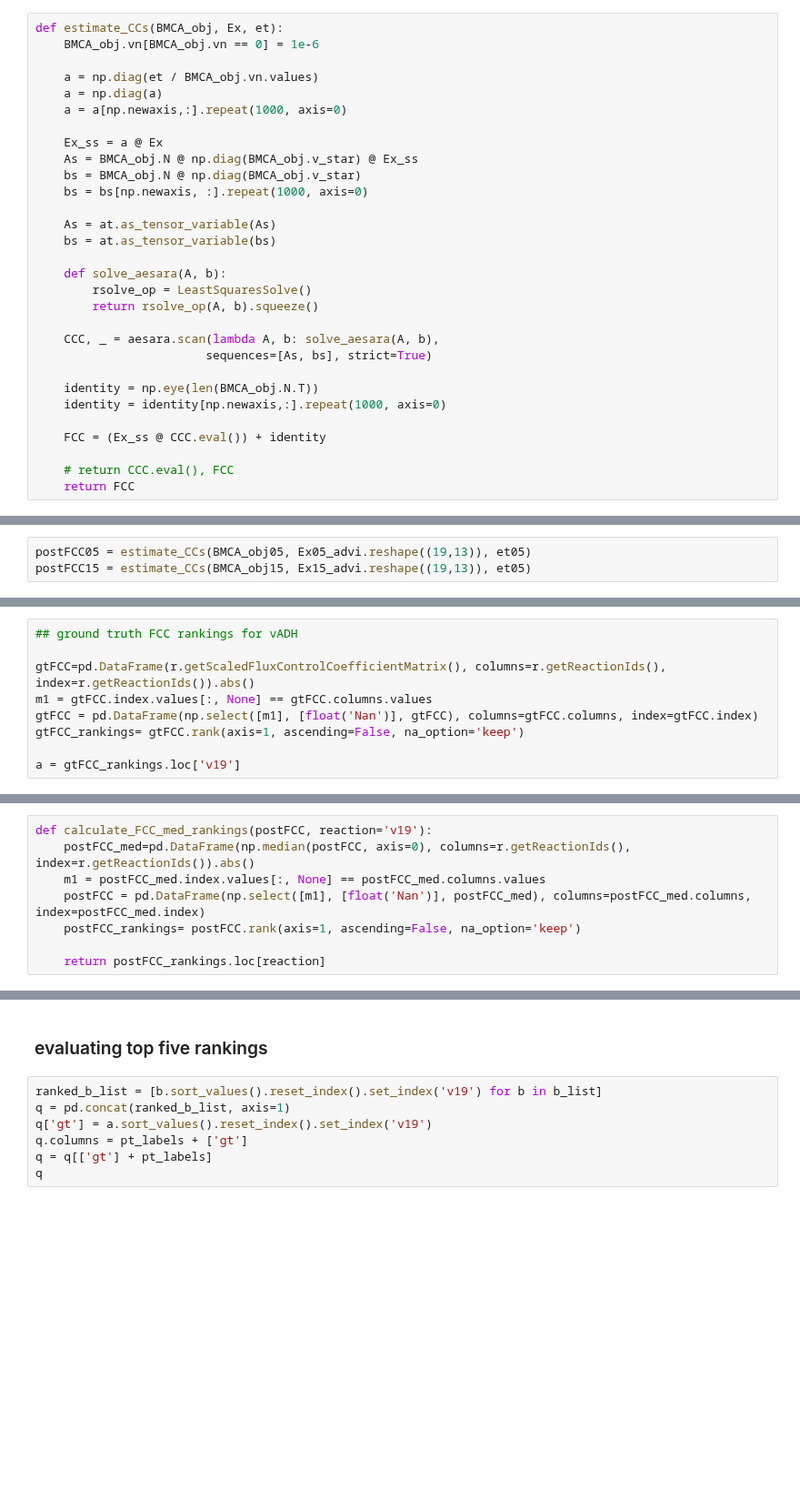
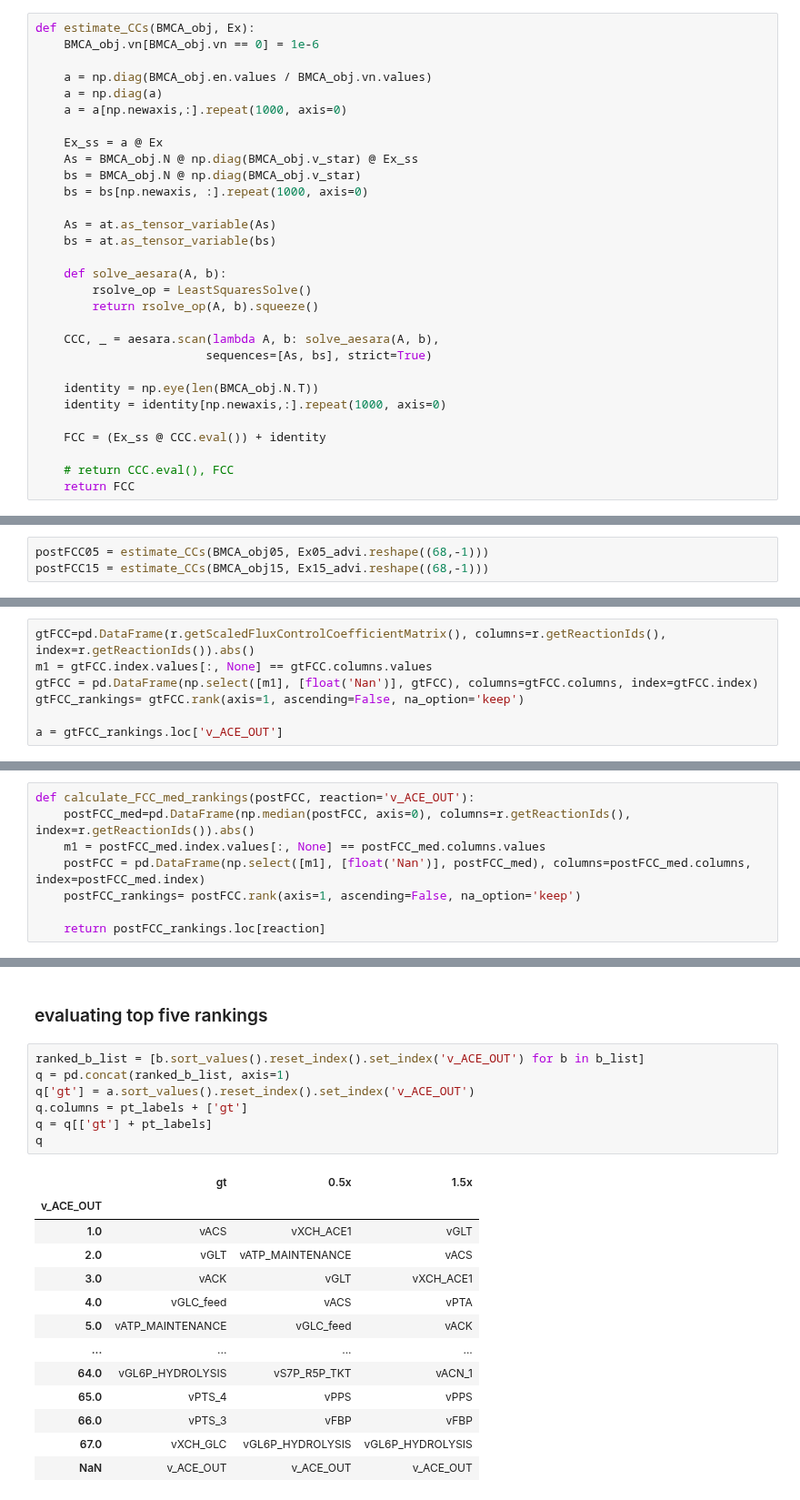
Before and after one commit to sys-bio/BMCA-pipeline, a Jupyter notebook: notebooks/topologyC/topologyC-allData.ipynb, the cells around one changed output, grey strips where cells are left out. Shown at 91% size. Saved outputs shown, nothing was run; the diff lists cells and outputs as text; blank space fills up the shorter version.

```diff
--- a/notebooks/topologyC/topologyC-allData.ipynb
+++ b/notebooks/topologyC/topologyC-allData.ipynb
@@ -297,10 +288,10 @@ dtype: float64
 # %%
 gtFCC = pd.DataFrame(r.getScaledFluxControlCoefficientMatrix(), index=r.getReactionIds(), columns=r.getReactionIds())
 # %%
-def estimate_CCs(BMCA_obj, Ex, et):
+def estimate_CCs(BMCA_obj, Ex):
     BMCA_obj.vn[BMCA_obj.vn == 0] = 1e-6
 
-    a = np.diag(et / BMCA_obj.vn.values)
+    a = np.diag(BMCA_obj.en.values / BMCA_obj.vn.values)
     a = np.diag(a)
     a = a[np.newaxis,:].repeat(1000, axis=0)
 
@@ -329,5 +320,5 @@ def estimate_CCs(BMCA_obj, Ex, et):
 # %% [markdown]
 ## Negative predictions
 # %%
-postFCC05 = estimate_CCs(BMCA_obj05, Ex05_advi.reshape((19,13)), et05)
-postFCC15 = estimate_CCs(BMCA_obj15, Ex15_advi.reshape((19,13)), et05)
+postFCC05 = estimate_CCs(BMCA_obj05, Ex05_advi.reshape((68,-1)))
+postFCC15 = estimate_CCs(BMCA_obj15, Ex15_advi.reshape((68,-1)))
@@ -392,18 +390,16 @@ plt.close("all")
 # %% [markdown]
 ## Evaluating FCC ranking
 # %%
-## ground truth FCC rankings for vADH
-
 gtFCC=pd.DataFrame(r.getScaledFluxControlCoefficientMatrix(), columns=r.getReactionIds(), index=r.getReactionIds()).abs()
 m1 = gtFCC.index.values[:, None] == gtFCC.columns.values
 gtFCC = pd.DataFrame(np.select([m1], [float('Nan')], gtFCC), columns=gtFCC.columns, index=gtFCC.index)
 gtFCC_rankings= gtFCC.rank(axis=1, ascending=False, na_option='keep')
 
-a = gtFCC_rankings.loc['v19']
+a = gtFCC_rankings.loc['v_ACE_OUT']
 # %% [markdown]
 ### via Spearman rank coefficients
 # %%
-def calculate_FCC_med_rankings(postFCC, reaction='v19'):
+def calculate_FCC_med_rankings(postFCC, reaction='v_ACE_OUT'):
     postFCC_med=pd.DataFrame(np.median(postFCC, axis=0), columns=r.getReactionIds(), index=r.getReactionIds()).abs()
     m1 = postFCC_med.index.values[:, None] == postFCC_med.columns.values
     postFCC = pd.DataFrame(np.select([m1], [float('Nan')], postFCC_med), columns=postFCC_med.columns, index=postFCC_med.index)
@@ -472,9 +474,23 @@ plt.ylim((0, 1.05))
 # %% [markdown]
 ### evaluating top five rankings
 # %%
-ranked_b_list = [b.sort_values().reset_index().set_index('v19') for b in b_list]
+ranked_b_list = [b.sort_values().reset_index().set_index('v_ACE_OUT') for b in b_list]
 q = pd.concat(ranked_b_list, axis=1)
-q['gt'] = a.sort_values().reset_index().set_index('v19')
+q['gt'] = a.sort_values().reset_index().set_index('v_ACE_OUT')
 q.columns = pt_labels + ['gt']
 q = q[['gt'] + pt_labels]
 q
+# %% [output]
+|  | gt | 0.5x | 1.5x |
+| v_ACE_OUT |  |  |  |
+| 1.0 | vACS | vXCH_ACE1 | vGLT |
+| 2.0 | vGLT | vATP_MAINTENANCE | vACS |
+| 3.0 | vACK | vGLT | vXCH_ACE1 |
+| 4.0 | vGLC_feed | vACS | vPTA |
+| 5.0 | vATP_MAINTENANCE | vGLC_feed | vACK |
+| ... | ... | ... | ... |
+| 64.0 | vGL6P_HYDROLYSIS | vS7P_R5P_TKT | vACN_1 |
+| 65.0 | vPTS_4 | vPPS | vPPS |
+| 66.0 | vPTS_3 | vFBP | vFBP |
+| 67.0 | vXCH_GLC | vGL6P_HYDROLYSIS | vGL6P_HYDROLYSIS |
+| NaN | v_ACE_OUT | v_ACE_OUT | v_ACE_OUT |
```
Also changed, not shown: parts of 29 cells of this notebook, 2 other files.
